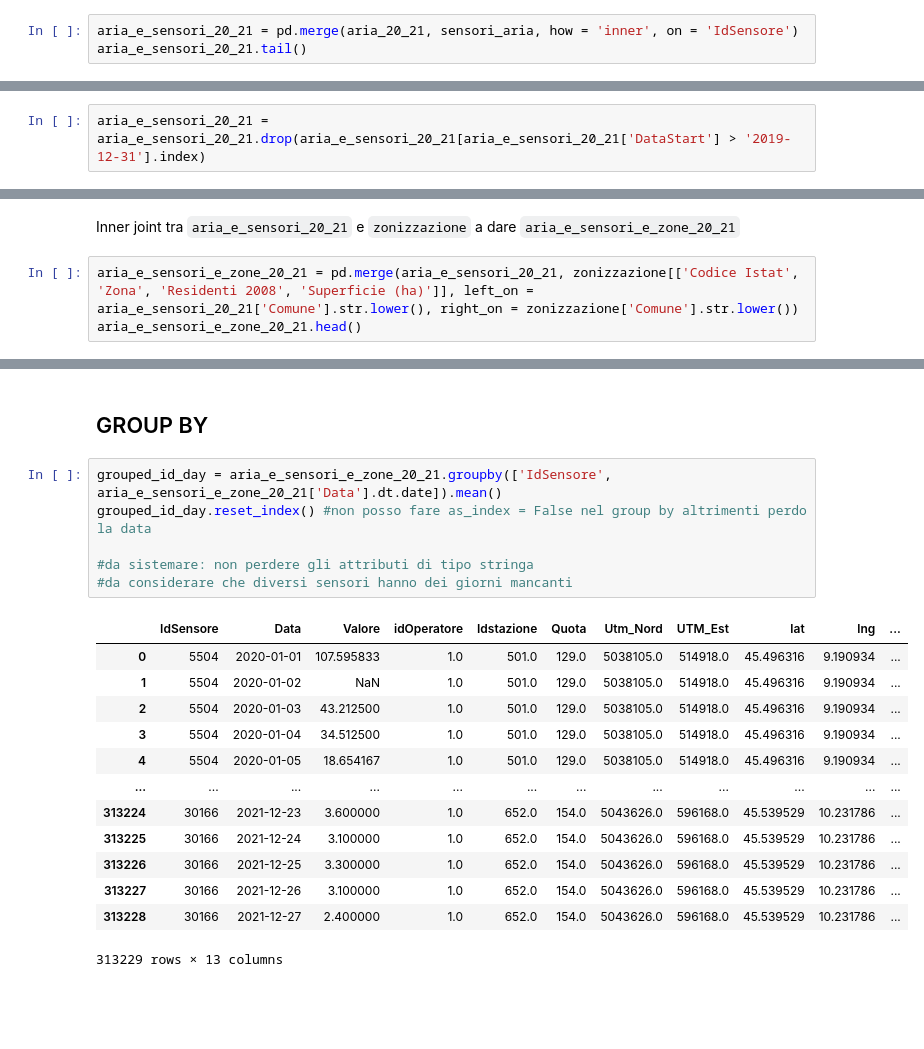
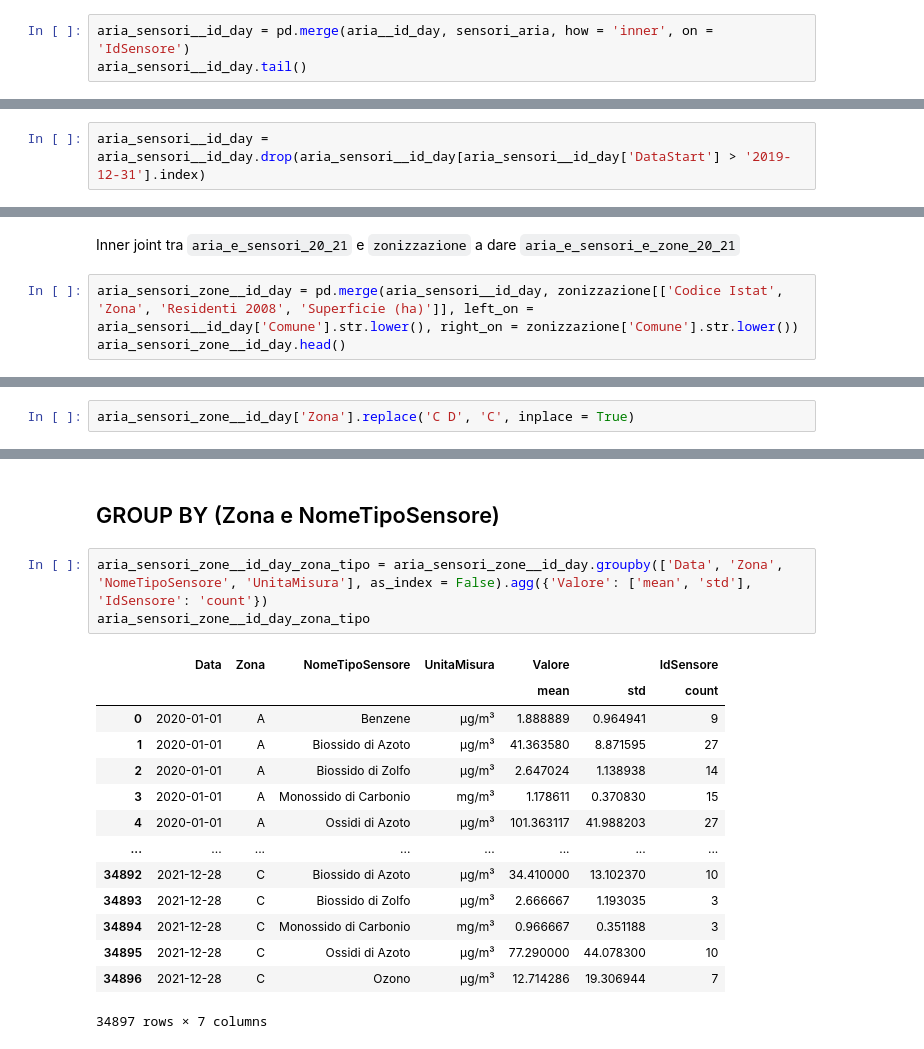
Before and after one commit to giocoal/air-quality-milano-interactive-data-visualization-tableau, a Jupyter notebook: Data_Visualization_project_21_22.ipynb, the cells around one changed output, grey strips where cells are left out. Cells and saved outputs as stored; diff of their text form; blank space fills up the shorter version.

```diff
--- a/Data_Visualization_project_21_22.ipynb
+++ b/Data_Visualization_project_21_22.ipynb
@@ -397,4 +408,4 @@ Inner join tra `aria_20_21` e `sensori_aria` a dare `aria_e_sensori_20_21`
 # %%
-aria_e_sensori_20_21 = pd.merge(aria_20_21, sensori_aria, how = 'inner', on = 'IdSensore')
-aria_e_sensori_20_21.tail()
+aria_sensori__id_day = pd.merge(aria__id_day, sensori_aria, how = 'inner', on = 'IdSensore')
+aria_sensori__id_day.tail()
 # %% [output]
@@ -413,5 +424,5 @@ sum(aria_e_sensori_20_21['DataStart'] > '2019-12-31')
 # %%
-aria_e_sensori_20_21 = aria_e_sensori_20_21.drop(aria_e_sensori_20_21[aria_e_sensori_20_21['DataStart'] > '2019-12-31'].index)
+aria_sensori__id_day = aria_sensori__id_day.drop(aria_sensori__id_day[aria_sensori__id_day['DataStart'] > '2019-12-31'].index)
 # %% [markdown]
 Numero sensori con `DataStop` diversa da NA
 # %%
@@ -426,6 +437,6 @@ sum(~aria_e_sensori_20_21['DataStop'].isna())
 # %% [markdown]
 Inner joint tra `aria_e_sensori_20_21` e `zonizzazione` a dare `aria_e_sensori_e_zone_20_21`
 # %%
-aria_e_sensori_e_zone_20_21 = pd.merge(aria_e_sensori_20_21, zonizzazione[['Codice Istat', 'Zona', 'Residenti 2008', 'Superficie (ha)']], left_on = aria_e_sensori_20_21['Comune'].str.lower(), right_on = zonizzazione['Comune'].str.lower())
-aria_e_sensori_e_zone_20_21.head()
+aria_sensori_zone__id_day = pd.merge(aria_sensori__id_day, zonizzazione[['Codice Istat', 'Zona', 'Residenti 2008', 'Superficie (ha)']], left_on = aria_sensori__id_day['Comune'].str.lower(), right_on = zonizzazione['Comune'].str.lower())
+aria_sensori_zone__id_day.head()
 # %% [output]
@@ -450,0 +463,2 @@ Name: Zona, dtype: int64
+# %%
+aria_sensori_zone__id_day['Zona'].replace('C D', 'C', inplace = True)
@@ -451,22 +475,20 @@ Name: Zona, dtype: int64
 # %% [markdown]
-## GROUP BY
+## GROUP BY (Zona e NomeTipoSensore)
 # %%
-grouped_id_day = aria_e_sensori_e_zone_20_21.groupby(['IdSensore', aria_e_sensori_e_zone_20_21['Data'].dt.date]).mean()
-grouped_id_day.reset_index() #non posso fare as_index = False nel group by altrimenti perdo la data
-
-#da sistemare: non perdere gli attributi di tipo stringa
-#da considerare che diversi sensori hanno dei giorni mancanti
+aria_sensori_zone__id_day_zona_tipo = aria_sensori_zone__id_day.groupby(['Data', 'Zona', 'NomeTipoSensore', 'UnitaMisura'], as_index = False).agg({'Valore': ['mean', 'std'], 'IdSensore': 'count'})
+aria_sensori_zone__id_day_zona_tipo
 # %% [output]
-|  | IdSensore | Data | Valore | idOperatore | Idstazione | Quota | Utm_Nord | UTM_Est | lat | lng | ... |
-| 0 | 5504 | 2020-01-01 | 107.595833 | 1.0 | 501.0 | 129.0 | 5038105.0 | 514918.0 | 45.496316 | 9.190934 | ... |
-| 1 | 5504 | 2020-01-02 | NaN | 1.0 | 501.0 | 129.0 | 5038105.0 | 514918.0 | 45.496316 | 9.190934 | ... |
-| 2 | 5504 | 2020-01-03 | 43.212500 | 1.0 | 501.0 | 129.0 | 5038105.0 | 514918.0 | 45.496316 | 9.190934 | ... |
-| 3 | 5504 | 2020-01-04 | 34.512500 | 1.0 | 501.0 | 129.0 | 5038105.0 | 514918.0 | 45.496316 | 9.190934 | ... |
-| 4 | 5504 | 2020-01-05 | 18.654167 | 1.0 | 501.0 | 129.0 | 5038105.0 | 514918.0 | 45.496316 | 9.190934 | ... |
-| ... | ... | ... | ... | ... | ... | ... | ... | ... | ... | ... | ... |
-| 313224 | 30166 | 2021-12-23 | 3.600000 | 1.0 | 652.0 | 154.0 | 5043626.0 | 596168.0 | 45.539529 | 10.231786 | ... |
-| 313225 | 30166 | 2021-12-24 | 3.100000 | 1.0 | 652.0 | 154.0 | 5043626.0 | 596168.0 | 45.539529 | 10.231786 | ... |
-| 313226 | 30166 | 2021-12-25 | 3.300000 | 1.0 | 652.0 | 154.0 | 5043626.0 | 596168.0 | 45.539529 | 10.231786 | ... |
-| 313227 | 30166 | 2021-12-26 | 3.100000 | 1.0 | 652.0 | 154.0 | 5043626.0 | 596168.0 | 45.539529 | 10.231786 | ... |
-| 313228 | 30166 | 2021-12-27 | 2.400000 | 1.0 | 652.0 | 154.0 | 5043626.0 | 596168.0 | 45.539529 | 10.231786 | ... |
+|  | Data | Zona | NomeTipoSensore | UnitaMisura | Valore |  | IdSensore |
+|  |  |  |  |  | mean | std | count |
+| 0 | 2020-01-01 | A | Benzene | µg/m³ | 1.888889 | 0.964941 | 9 |
+| 1 | 2020-01-01 | A | Biossido di Azoto | µg/m³ | 41.363580 | 8.871595 | 27 |
+| 2 | 2020-01-01 | A | Biossido di Zolfo | µg/m³ | 2.647024 | 1.138938 | 14 |
+| 3 | 2020-01-01 | A | Monossido di Carbonio | mg/m³ | 1.178611 | 0.370830 | 15 |
+| 4 | 2020-01-01 | A | Ossidi di Azoto | µg/m³ | 101.363117 | 41.988203 | 27 |
+| ... | ... | ... | ... | ... | ... | ... | ... |
+| 34892 | 2021-12-28 | C | Biossido di Azoto | µg/m³ | 34.410000 | 13.102370 | 10 |
+| 34893 | 2021-12-28 | C | Biossido di Zolfo | µg/m³ | 2.666667 | 1.193035 | 3 |
+| 34894 | 2021-12-28 | C | Monossido di Carbonio | mg/m³ | 0.966667 | 0.351188 | 3 |
+| 34895 | 2021-12-28 | C | Ossidi di Azoto | µg/m³ | 77.290000 | 44.078300 | 10 |
+| 34896 | 2021-12-28 | C | Ozono | µg/m³ | 12.714286 | 19.306944 | 7 |
-313229 rows × 13 columns
+34897 rows × 7 columns
```
Also changed, not shown: parts of 22 cells of this notebook.
